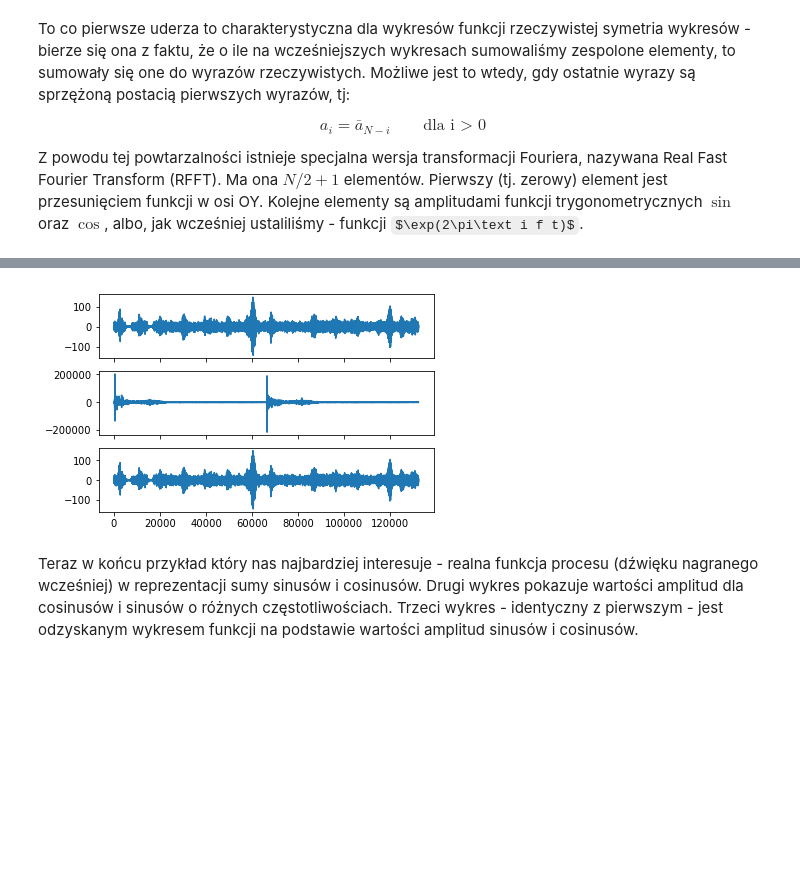
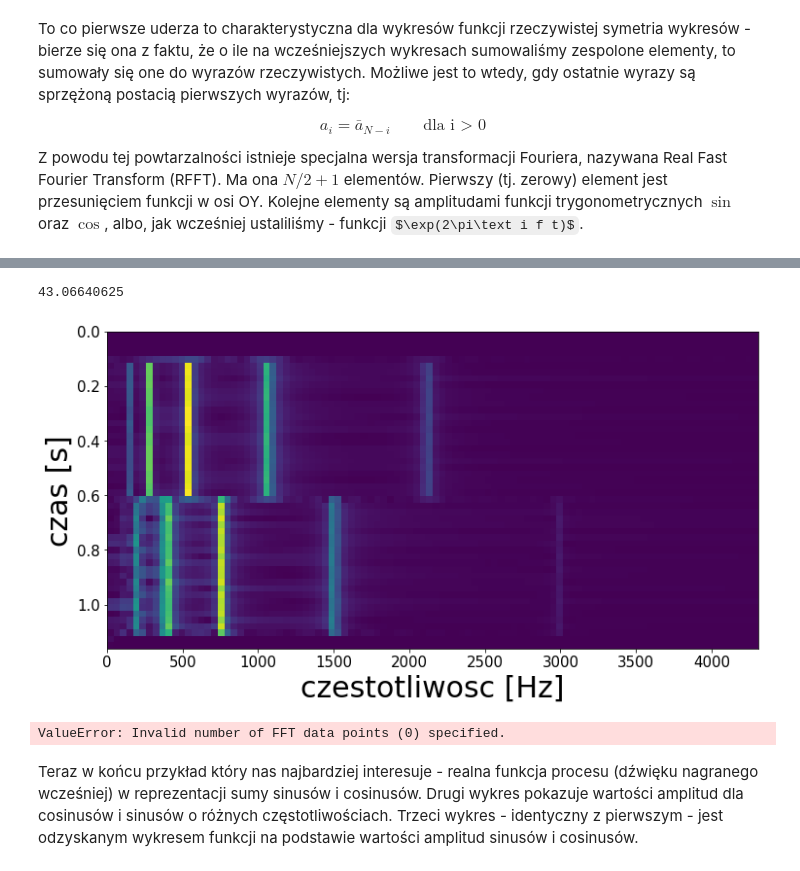
Before and after one commit to Ch3shireDev/FFT, a Jupyter notebook: Stroik.ipynb, the cells around one changed output, grey strips where cells are left out. Drawn from its saved outputs; the diff is of its cells as text; code cells hidden in the pictures; some formulas as TeX source; blank space fills up the shorter version.

Commit message:
another update
Added Tritone.wav

```diff
--- a/Stroik.ipynb
+++ b/Stroik.ipynb
@@ -148,3 +167,51 @@ Z powodu tej powtarzalności istnieje specjalna wersja transformacji Fouriera, n
+# %%
+from numpy.fft import rfft
+import wave
+
+wf = wave.open("Tritone.wav", 'rb')
+
+stream = pyaudio.PyAudio().open(format =
+                pyaudio.get_format_from_width(wf.getsampwidth()),
+                channels = wf.getnchannels(),
+                rate = wf.getframerate(),
+                output = True)
+
+Tab = []
+
+flag = False
+while True:
+    # writing to the stream is what *actually* plays the sound.
+    stream.write(data)
+    data = wf.readframes(1024)
+    buf = np.fromstring(data, np.int16)
+    if buf.shape[0] == 1024:
+        buf = np.abs(rfft(buf))
+        if flag:
+            Tab = np.c_[Tab, buf]
+        else:
+            flag = True
+            Tab = buf
+    else:
+        break
+
+Tab = Tab[:100].T[:50]
+Time = Tab.shape[0]*1024./wf.getframerate()
+
+df = wf.getframerate()/1024.
+MaxFrequency = Tab.shape[1]*df
+
+print df
+
+fig, ax = plt.subplots(figsize=(12,6))
+ax.imshow(Tab, extent=[0,MaxFrequency,Time,0], aspect="auto")
+plt.xticks(fontsize=15)
+plt.xlabel("czestotliwosc [Hz]", fontsize = 30)
+plt.yticks(fontsize=15)
+plt.ylabel("czas [s]", fontsize = 30)
+plt.show()
+# %% [output]
+43.06640625
+[figure, added]
 # %%
 from numpy.fft import rfft, irfft
 f = rfft(buf)
@@ -154,7 +221,7 @@ subx[1].plot(np.append(np.real(f),np.imag(f)))
 subx[2].plot(irfft(f))
 plt.show()
 # %% [output]
-[figure, removed]
+ValueError: Invalid number of FFT data points (0) specified.
 # %% [markdown]
 Teraz w końcu przykład który nas najbardziej interesuje - realna funkcja procesu (dźwięku nagranego wcześniej) w reprezentacji sumy sinusów i cosinusów. Drugi wykres pokazuje wartości amplitud dla cosinusów i sinusów o różnych częstotliwościach. Trzeci wykres - identyczny z pierwszym - jest odzyskanym wykresem funkcji na podstawie wartości amplitud sinusów i cosinusów.
 # %%
```
Also changed, not shown: parts of 7 cells of this notebook, 1 other file.
